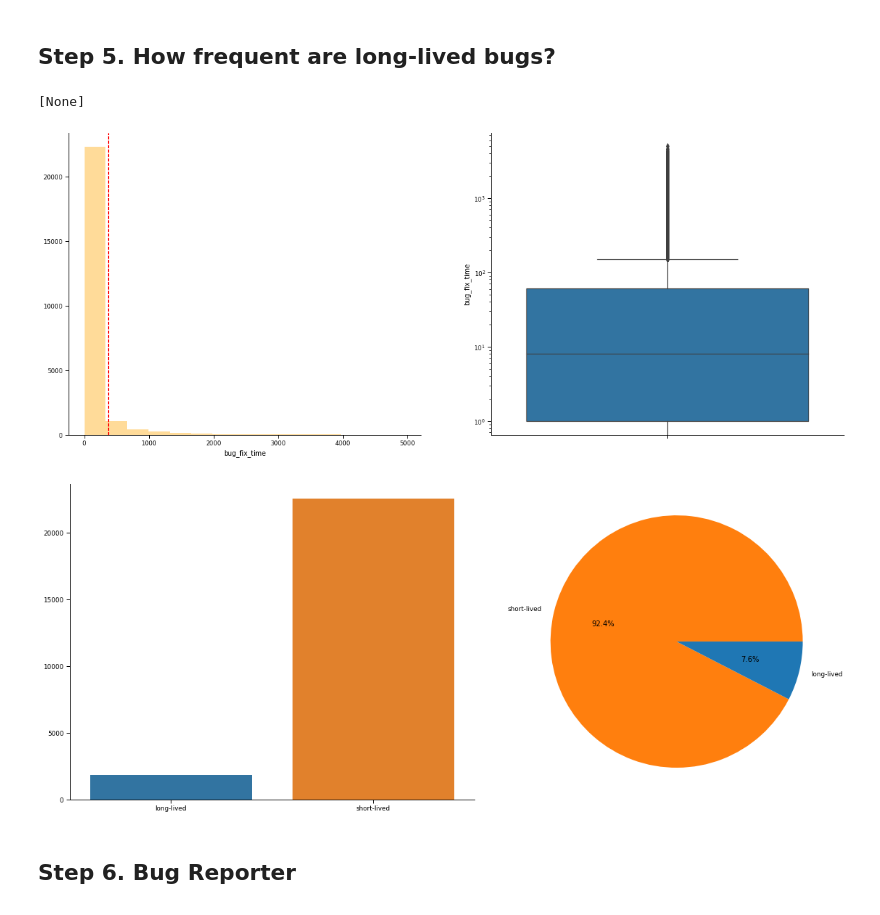
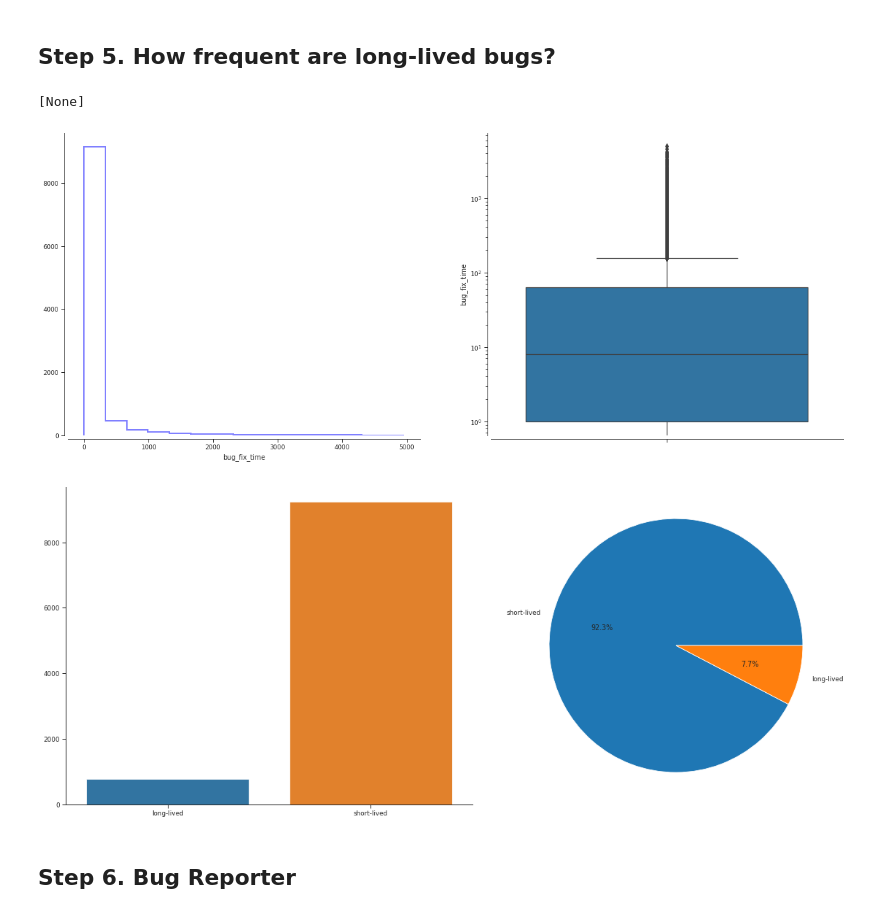
Before and after one commit to gomesluiz/my-doctorate, a Jupyter notebook: long-lived-bug-prediction/notebooks/20190830_long_lived_prediction_data_analysis.ipynb, the cells around one changed output. Saved outputs shown, nothing was run; the diff lists cells and outputs as text; code cells hidden in the pictures.

```diff
--- a/long-lived-bug-prediction/notebooks/20190830_long_lived_prediction_data_analysis.ipynb
+++ b/long-lived-bug-prediction/notebooks/20190830_long_lived_prediction_data_analysis.ipynb
@@ -17,6 +17,7 @@ Every bug which its report have indicated that the number of days to resolve is
 import matplotlib.pyplot as plt
 import nltk
 import numpy as np
+import os
 import pandas as pd
 import seaborn as sns
 import string
@@ -32,6 +33,7 @@ plt.style.use('default')
 %matplotlib inline
 
 sns.set_context("paper")
+sns.set_style("ticks")
 
 # Setup NLTK
 stemmer = PorterStemmer()
@@ -68,12 +70,15 @@ EMF-354412,2011-08-10,cdo.core,EMF,containsAll returns wrong result in case of d
 Number of lines in the file:
 387100 datasets/20190830_eclipse_bug_report_data.csv
 # %%
-bug_reports_data = pd.read_csv(bug_reports_path)
+bug_reports_data = pd.read_csv(bug_reports_path)[0:10000]
 rows_and_cols = bug_reports_data.shape
 print('There are {} rows and {} columns.\n'.format(
         rows_and_cols[0], rows_and_cols[1]
     )
 )
 
+#
+filename, file_extension = os.path.splitext(bug_reports_path)
+bug_reports_data.to_csv(filename + "_small" + file_extension, index=False)
 print(bug_reports_data.info())
 # %% [output]
@@ -178,26 +183,35 @@ bug_reports_data.head()
 ## Step 5. How frequent are long-lived bugs?
 # %%
 fig, ax = plt.subplots(figsize=(20,8), ncols=2)
-sns.despine()
-g = sns.distplot(bug_reports_data['bug_fix_time'], kde=False, bins=15, hist=True, color="orange", ax=ax[0])
-g.axvline(bug_fix_time_threshold, color='r', linestyle='--', label = "Threshold : {}".format(bug_fix_time_threshold))
+sns.despine(offset=5)
+sns.color_palette("Paired")
+
+# Long-lived? histogram distribution
+g = sns.distplot(bug_reports_data['bug_fix_time']
+                 , kde=False, kde_kws={"color": "b", "alpha": 0.5, "lw": 3}, bins=15
+                 , hist=True, hist_kws={"histtype": "step", "linewidth": 2,"alpha": 0.5, "color": "b"}
+                 , ax=ax[0])
+g.axvline(bug_fix_time_threshold, color='r', linestyle='--'
+          , label = "Threshold : {}".format(bug_fix_time_threshold))
+
 g = sns.boxplot(y="bug_fix_time", data=bug_reports_data, showfliers=True, ax=ax[1])
 g.set(yscale="log")
 # %% [output]
 [None]
-[figure, old version]
+[figure, new version]
 # %%
 bug_reports_count = bug_reports_data["long_lived?"].value_counts()
 
 f, axes = plt.subplots(figsize=(20,8), ncols=2)
+sns.color_palette("Paired")
 sns.despine()
 
 sns.barplot(x=bug_reports_count.index, y=bug_reports_count.values, palette=[ "tab:blue", "tab:orange"], ax=axes[0])
 axes[1].pie(bug_reports_count.values, labels=bug_reports_count.index, autopct='%1.1f%%', colors=["tab:orange", "tab:blue"])
 
 plt.subplots_adjust(wspace=0, hspace=1)
 # %% [output]
-[figure, old version]
+[figure, new version]
 # %% [markdown]
 ## Step 6. Bug Reporter
 # %%
```
Also changed, not shown: parts of 2 cells of this notebook, 1 other file.
